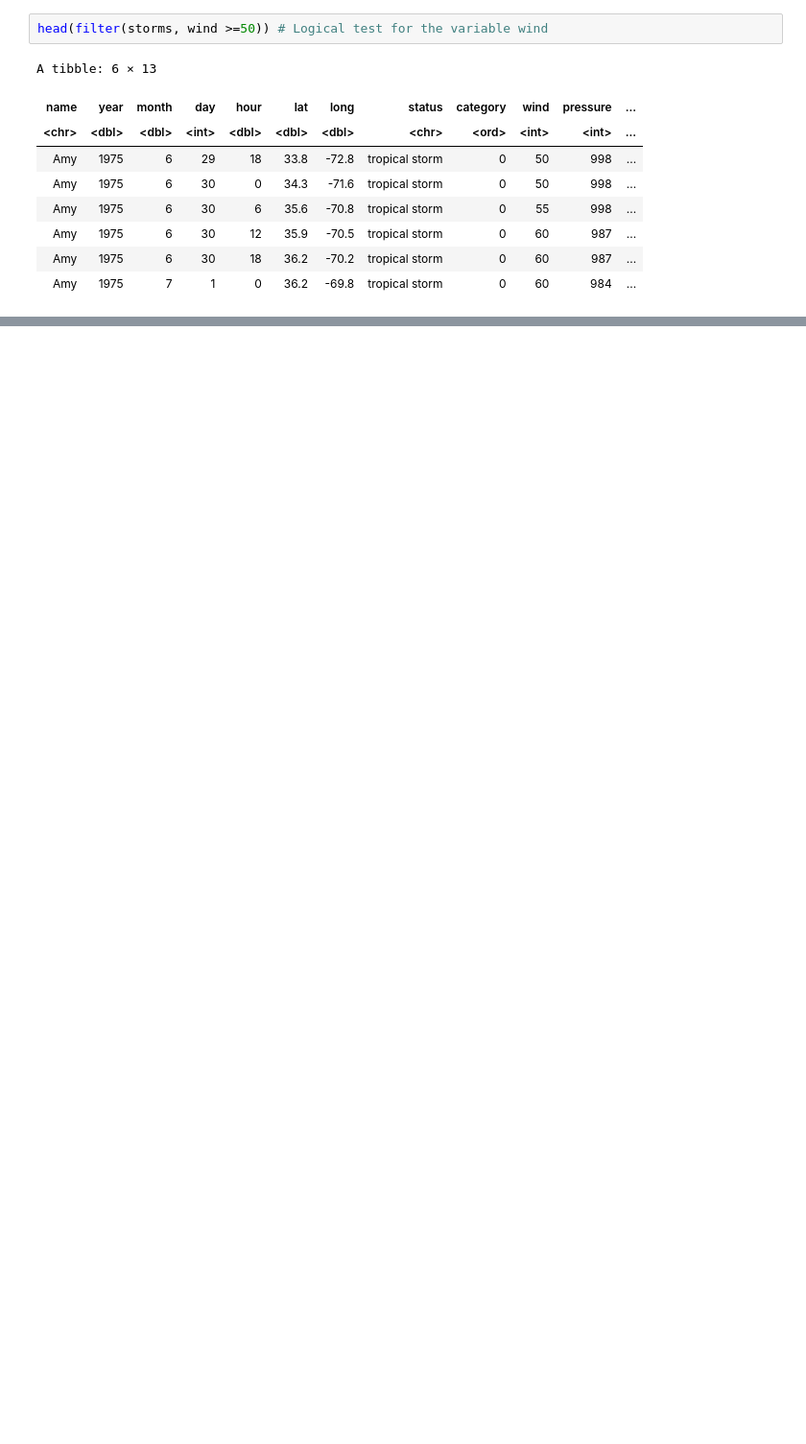
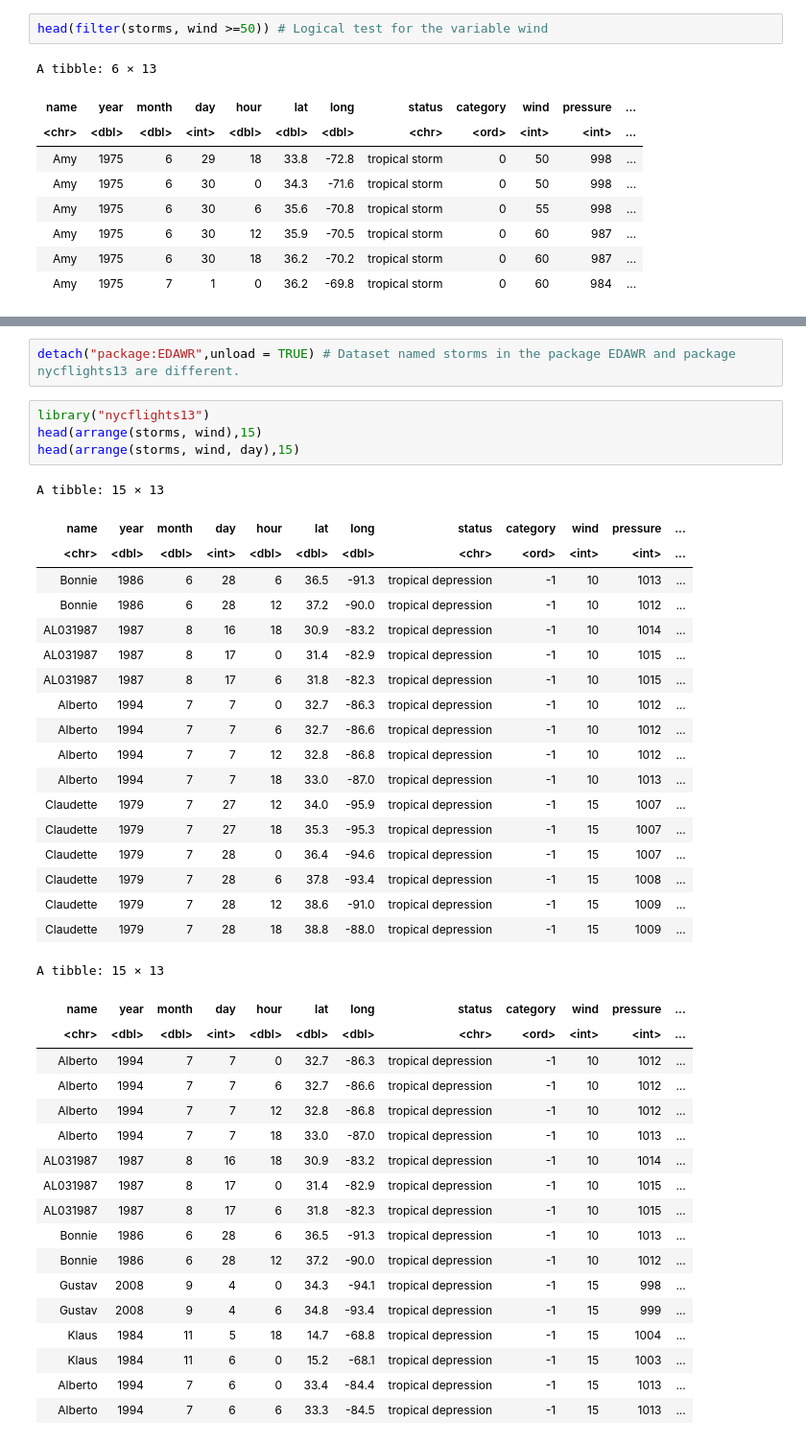
Before and after one commit to yain22/Data-manipulation-with-R-and-Python, a Jupyter notebook: Data_Manipulation_Tools_dplyr.ipynb, the cells around one changed output, grey strips where cells are left out. Shown at 96% size. Saved outputs shown, nothing was run; the diff lists cells and outputs as text; blank space fills up the shorter version.

```diff
--- a/Data_Manipulation_Tools_dplyr.ipynb
+++ b/Data_Manipulation_Tools_dplyr.ipynb
@@ -87,0 +229,43 @@ A tibble: 6 × 13
+# %%
+detach("package:EDAWR",unload = TRUE) # Dataset named storms in the package EDAWR and package nycflights13 are different.
+# %%
+library("nycflights13")
+head(arrange(storms, wind),15)
+head(arrange(storms, wind, day),15)
+# %% [output]
+A tibble: 15 × 13
+| name | year | month | day | hour | lat | long | status | category | wind | pressure | ... |
+| <chr> | <dbl> | <dbl> | <int> | <dbl> | <dbl> | <dbl> | <chr> | <ord> | <int> | <int> | ... |
+| Bonnie | 1986 | 6 | 28 | 6 | 36.5 | -91.3 | tropical depression | -1 | 10 | 1013 | ... |
+| Bonnie | 1986 | 6 | 28 | 12 | 37.2 | -90.0 | tropical depression | -1 | 10 | 1012 | ... |
+| AL031987 | 1987 | 8 | 16 | 18 | 30.9 | -83.2 | tropical depression | -1 | 10 | 1014 | ... |
+| AL031987 | 1987 | 8 | 17 | 0 | 31.4 | -82.9 | tropical depression | -1 | 10 | 1015 | ... |
+| AL031987 | 1987 | 8 | 17 | 6 | 31.8 | -82.3 | tropical depression | -1 | 10 | 1015 | ... |
+| Alberto | 1994 | 7 | 7 | 0 | 32.7 | -86.3 | tropical depression | -1 | 10 | 1012 | ... |
+| Alberto | 1994 | 7 | 7 | 6 | 32.7 | -86.6 | tropical depression | -1 | 10 | 1012 | ... |
+| Alberto | 1994 | 7 | 7 | 12 | 32.8 | -86.8 | tropical depression | -1 | 10 | 1012 | ... |
+| Alberto | 1994 | 7 | 7 | 18 | 33.0 | -87.0 | tropical depression | -1 | 10 | 1013 | ... |
+| Claudette | 1979 | 7 | 27 | 12 | 34.0 | -95.9 | tropical depression | -1 | 15 | 1007 | ... |
+| Claudette | 1979 | 7 | 27 | 18 | 35.3 | -95.3 | tropical depression | -1 | 15 | 1007 | ... |
+| Claudette | 1979 | 7 | 28 | 0 | 36.4 | -94.6 | tropical depression | -1 | 15 | 1007 | ... |
+| Claudette | 1979 | 7 | 28 | 6 | 37.8 | -93.4 | tropical depression | -1 | 15 | 1008 | ... |
+| Claudette | 1979 | 7 | 28 | 12 | 38.6 | -91.0 | tropical depression | -1 | 15 | 1009 | ... |
+| Claudette | 1979 | 7 | 28 | 18 | 38.8 | -88.0 | tropical depression | -1 | 15 | 1009 | ... |
+A tibble: 15 × 13
+| name | year | month | day | hour | lat | long | status | category | wind | pressure | ... |
+| <chr> | <dbl> | <dbl> | <int> | <dbl> | <dbl> | <dbl> | <chr> | <ord> | <int> | <int> | ... |
+| Alberto | 1994 | 7 | 7 | 0 | 32.7 | -86.3 | tropical depression | -1 | 10 | 1012 | ... |
+| Alberto | 1994 | 7 | 7 | 6 | 32.7 | -86.6 | tropical depression | -1 | 10 | 1012 | ... |
+| Alberto | 1994 | 7 | 7 | 12 | 32.8 | -86.8 | tropical depression | -1 | 10 | 1012 | ... |
+| Alberto | 1994 | 7 | 7 | 18 | 33.0 | -87.0 | tropical depression | -1 | 10 | 1013 | ... |
+| AL031987 | 1987 | 8 | 16 | 18 | 30.9 | -83.2 | tropical depression | -1 | 10 | 1014 | ... |
+| AL031987 | 1987 | 8 | 17 | 0 | 31.4 | -82.9 | tropical depression | -1 | 10 | 1015 | ... |
+| AL031987 | 1987 | 8 | 17 | 6 | 31.8 | -82.3 | tropical depression | -1 | 10 | 1015 | ... |
+| Bonnie | 1986 | 6 | 28 | 6 | 36.5 | -91.3 | tropical depression | -1 | 10 | 1013 | ... |
+| Bonnie | 1986 | 6 | 28 | 12 | 37.2 | -90.0 | tropical depression | -1 | 10 | 1012 | ... |
+| Gustav | 2008 | 9 | 4 | 0 | 34.3 | -94.1 | tropical depression | -1 | 15 | 998 | ... |
+| Gustav | 2008 | 9 | 4 | 6 | 34.8 | -93.4 | tropical depression | -1 | 15 | 999 | ... |
+| Klaus | 1984 | 11 | 5 | 18 | 14.7 | -68.8 | tropical depression | -1 | 15 | 1004 | ... |
+| Klaus | 1984 | 11 | 6 | 0 | 15.2 | -68.1 | tropical depression | -1 | 15 | 1003 | ... |
+| Alberto | 1994 | 7 | 6 | 0 | 33.4 | -84.4 | tropical depression | -1 | 15 | 1013 | ... |
+| Alberto | 1994 | 7 | 6 | 6 | 33.3 | -84.5 | tropical depression | -1 | 15 | 1013 | ... |
```
Also changed, not shown: parts of 61 cells of this notebook.
